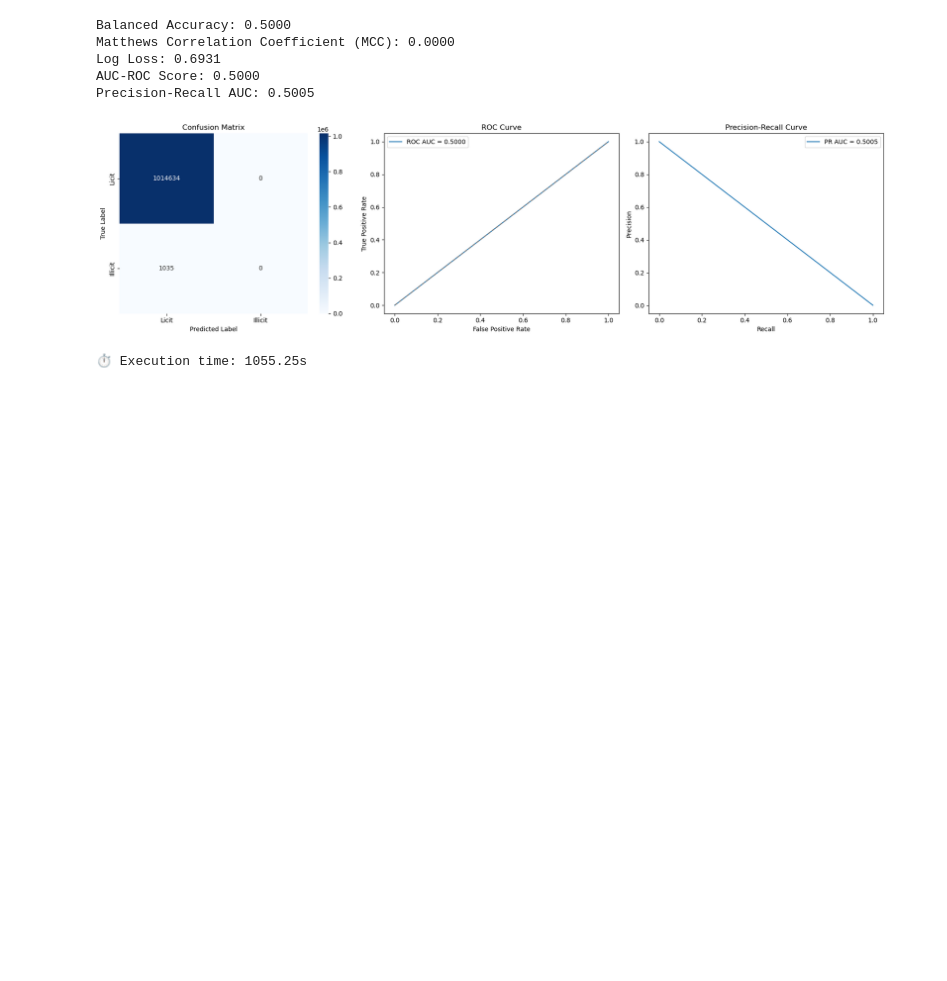
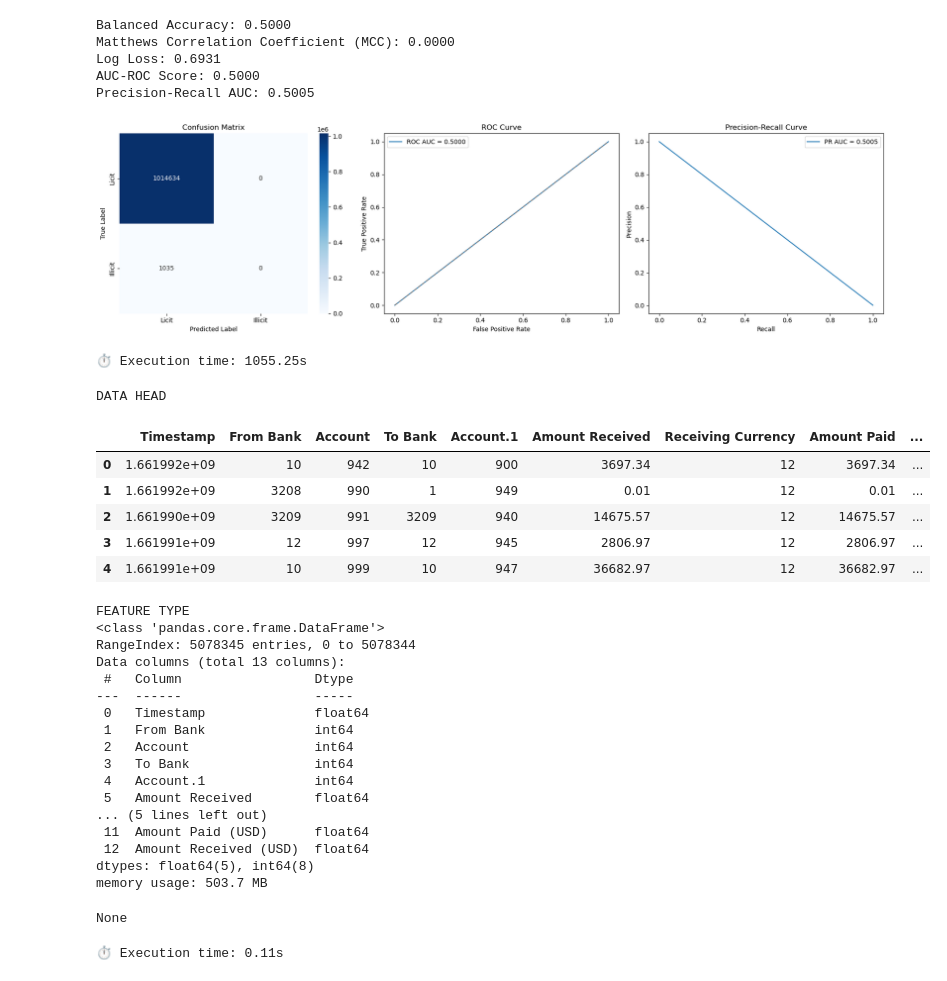
Before and after one commit to engie4800/dsi-capstone-spring-2025-TD-anti-money-laundering, a Jupyter notebook: Code/notebooks/Abhitay/IBM/IBM Pipeline.ipynb, the cells around one changed output. Cells and saved outputs as stored; diff of their text form; code cells hidden in the pictures; blank space fills up the shorter version.

```diff
--- a/Code/notebooks/Abhitay/IBM/IBM Pipeline.ipynb
+++ b/Code/notebooks/Abhitay/IBM/IBM Pipeline.ipynb
@@ -508,3 +508,32 @@ AUC-ROC Score: 0.5000
 Precision-Recall AUC: 0.5005
 [figure]
 ⏱️ Execution time: 1055.25s
+# %%
+rf.df_summary()
+# %% [output]
+DATA HEAD
+|  | Timestamp | From Bank | Account | To Bank | Account.1 | Amount Received | Receiving Currency | Amount Paid | ... |
+| 0 | 1.661992e+09 | 10 | 942 | 10 | 900 | 3697.34 | 12 | 3697.34 | ... |
+| 1 | 1.661992e+09 | 3208 | 990 | 1 | 949 | 0.01 | 12 | 0.01 | ... |
+| 2 | 1.661990e+09 | 3209 | 991 | 3209 | 940 | 14675.57 | 12 | 14675.57 | ... |
+| 3 | 1.661991e+09 | 12 | 997 | 12 | 945 | 2806.97 | 12 | 2806.97 | ... |
+| 4 | 1.661991e+09 | 10 | 999 | 10 | 947 | 36682.97 | 12 | 36682.97 | ... |
+FEATURE TYPE
+<class 'pandas.core.frame.DataFrame'>
+RangeIndex: 5078345 entries, 0 to 5078344
+Data columns (total 13 columns):
+ #   Column                 Dtype
+---  ------                 -----
+ 0   Timestamp              float64
+ 1   From Bank              int64
+ 2   Account                int64
+ 3   To Bank                int64
+ 4   Account.1              int64
+ 5   Amount Received        float64
+... (5 lines left out)
+ 11  Amount Paid (USD)      float64
+ 12  Amount Received (USD)  float64
+dtypes: float64(5), int64(8)
+memory usage: 503.7 MB
+None
+⏱️ Execution time: 0.11s
```
Also changed, not shown: 1 other file.
